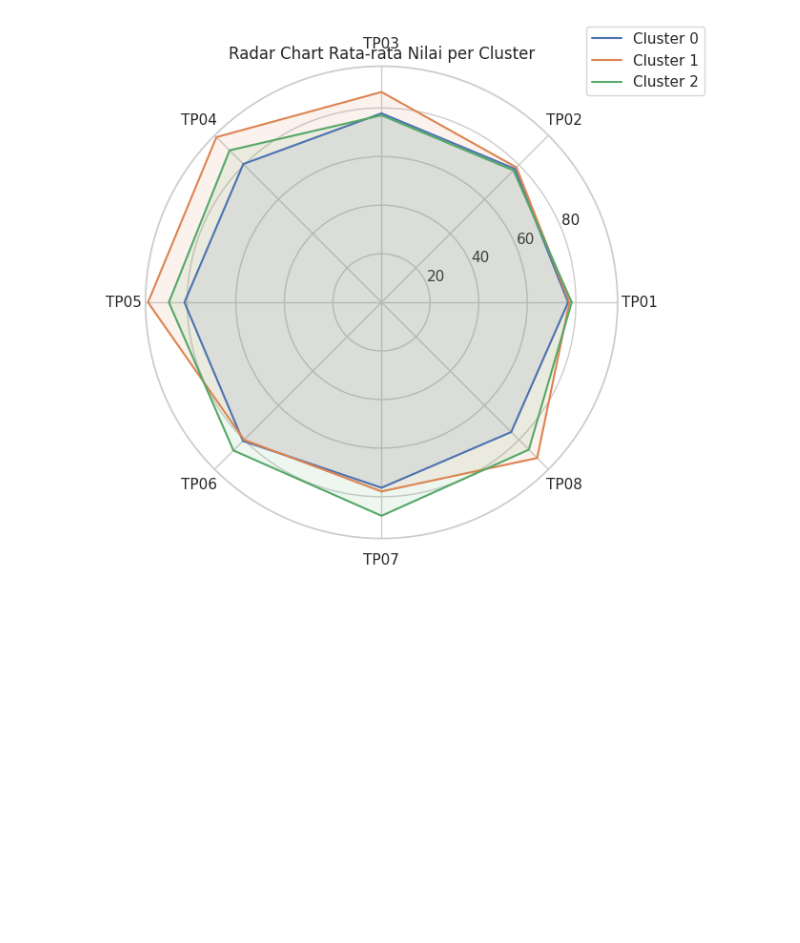
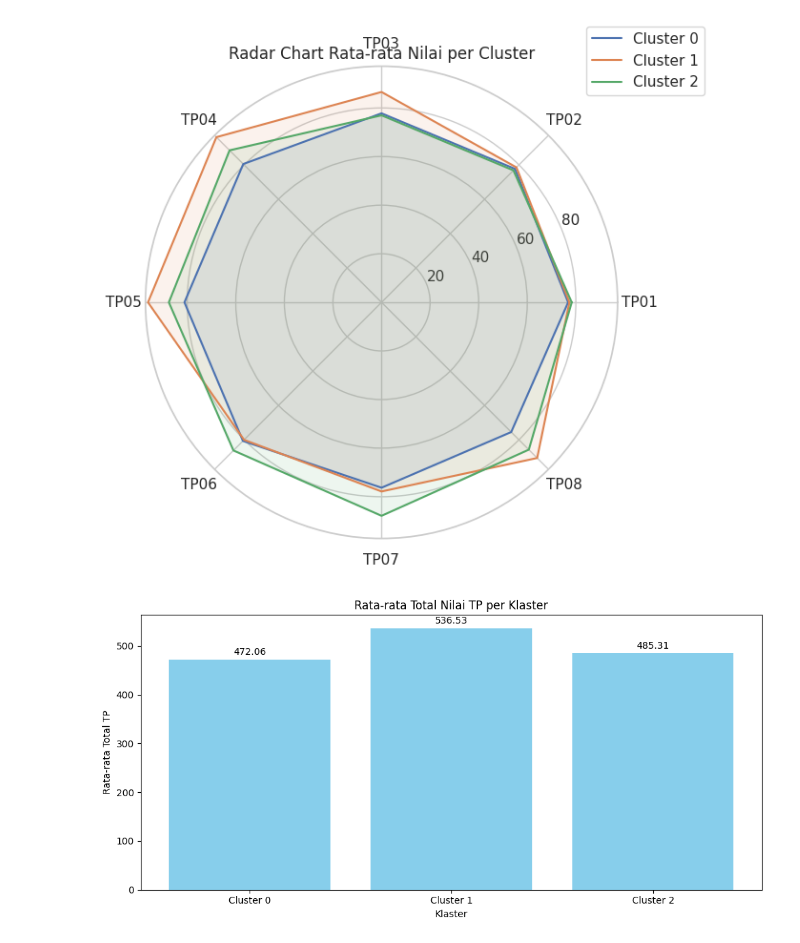
Before and after one commit to ojan9976/kinerja_siswa, a Jupyter notebook: kinerja_siswa_k_means.ipynb, the cells around one changed output. Saved outputs shown, nothing was run; the diff lists cells and outputs as text; code cells hidden in the pictures; blank space fills up the shorter version.

```diff
--- a/kinerja_siswa_k_means.ipynb
+++ b/kinerja_siswa_k_means.ipynb
@@ -126,3 +126,22 @@ plt.tight_layout()
 plt.show()
 # %% [output]
 [figure]
+# %%
+# Bar chart rata-rata total TP per klaster
+klaster = ['Cluster 0', 'Cluster 1', 'Cluster 2']
+rata_rata_tp = [472.06, 536.53, 485.31]
+
+plt.figure(figsize=(10, 5))
+bars = plt.bar(klaster, rata_rata_tp, color='skyblue')
+
+for bar in bars:
+    yval = bar.get_height()
+    plt.text(bar.get_x() + bar.get_width()/2, yval + 5, f'{yval:.2f}', ha='center', va='bottom')
+
+plt.title('Rata-rata Total Nilai TP per Klaster')
+plt.xlabel('Klaster')
+plt.ylabel('Rata-rata Total TP')
+plt.tight_layout()
+plt.show()
+# %% [output]
+[figure, added]
```
